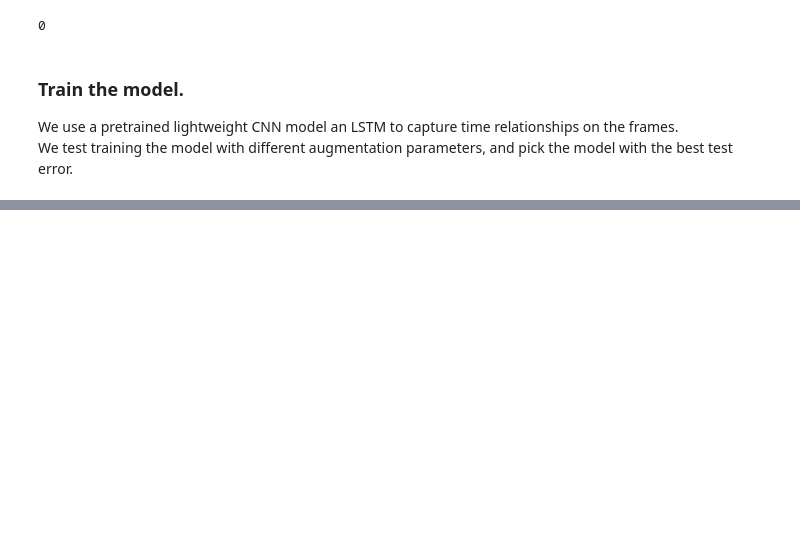
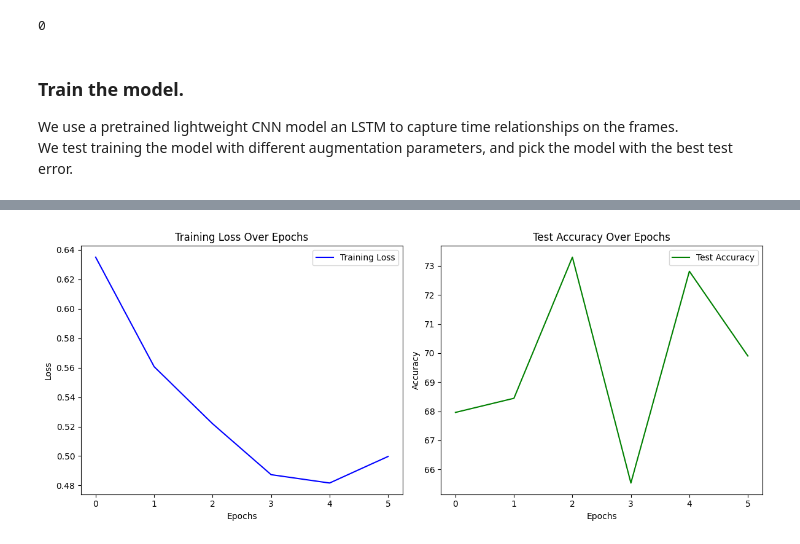
Before and after one commit to Robertoskr/ai_light, a Jupyter notebook: pipeline.ipynb, the cells around one changed output, grey strips where cells are left out. Cells and saved outputs as stored; diff of their text form; code cells hidden in the pictures; blank space fills up the shorter version.

```diff
--- a/pipeline.ipynb
+++ b/pipeline.ipynb
@@ -450,9 +459,9 @@ run_training_pipeline(
     model,
     learning_rate=0.001,
     epochs=6,
-    name="model_7_5.pt",
-    n_lookback_changes=7,
-    n_lookback_normal=5,
+    name="model_6_1",
+    n_lookback_changes=6,
+    n_lookback_normal=1,
     seq_stride=1,
 )
 # %% [output]
@@ -461,0 +480 @@ Epoch: 3, step: 210/211, loss: 0.6178881427123083
+[figure, added]
```
Also changed, not shown: parts of 10 cells of this notebook, 3 other files.
